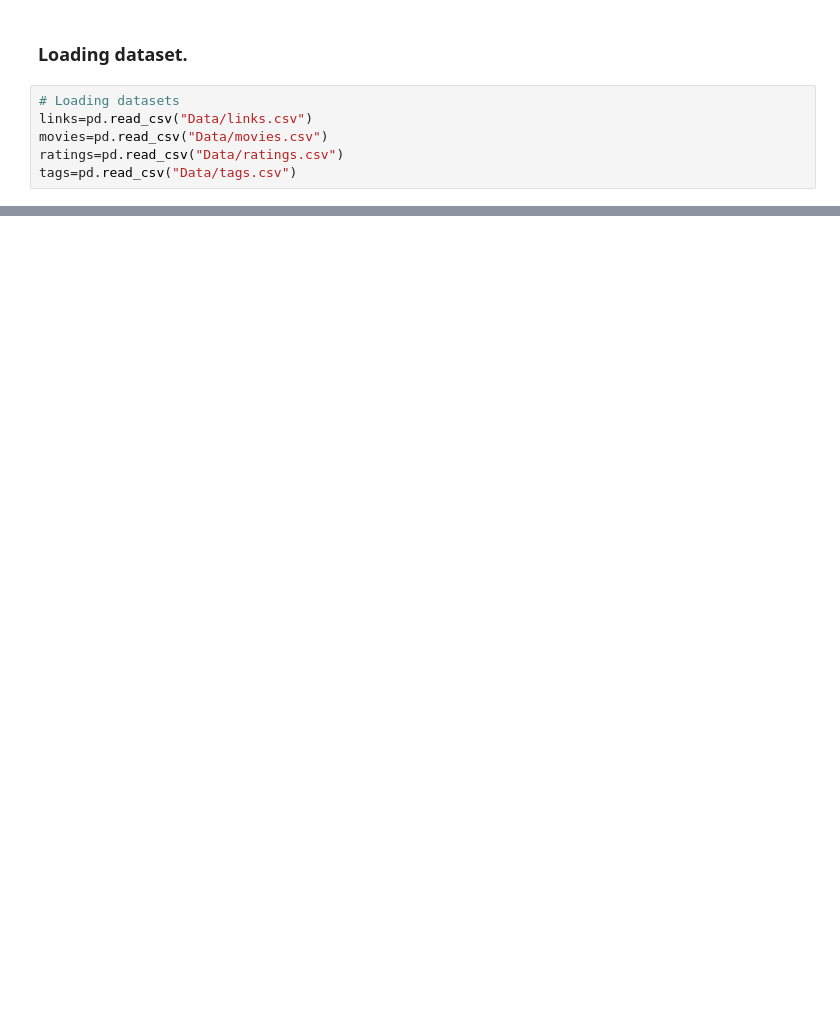
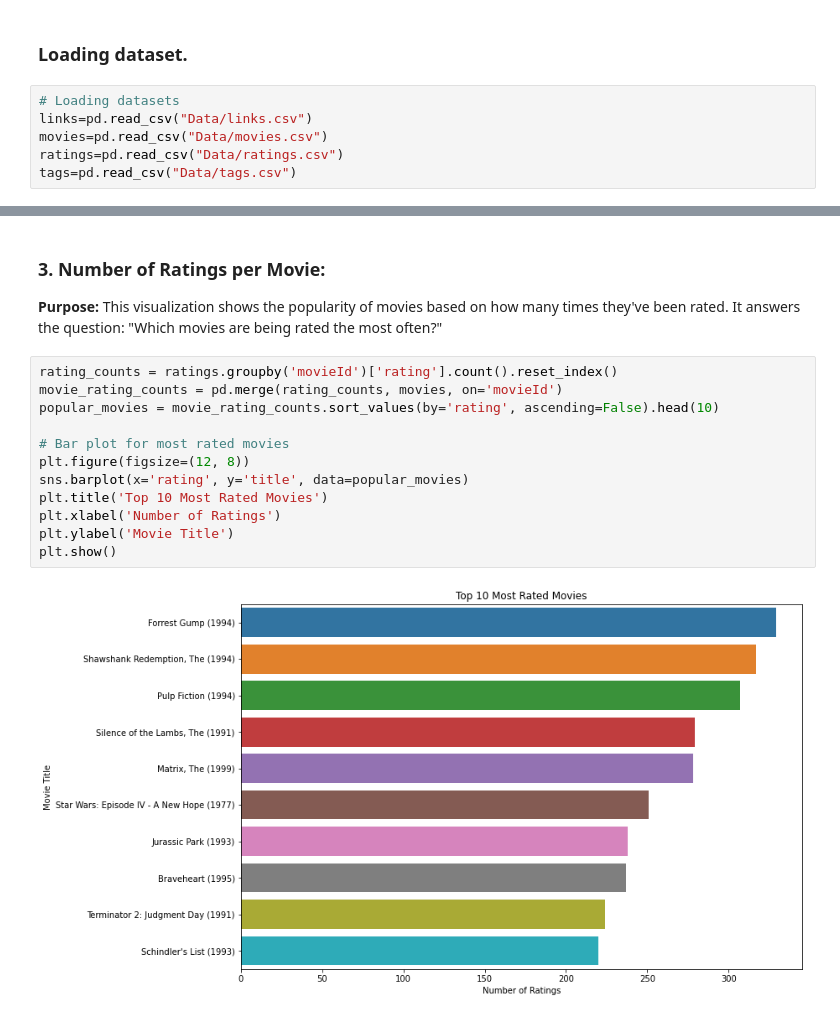
Before and after one commit to DavidGathimbaM/Movie_Recommendation_System, a Jupyter notebook: Peter.ipynb, the cells around one changed output, grey strips where cells are left out. Cells and saved outputs as stored; diff of their text form; blank space fills up the shorter version.

```diff
--- a/Peter.ipynb
+++ b/Peter.ipynb
@@ -157,0 +337,18 @@ dtype: int64
+# %% [markdown]
+### 3. **Number of Ratings per Movie:**
+**Purpose:**
+This visualization shows the popularity of movies based on how many times they've been rated. It answers the question: "Which movies are being rated the most often?"
+# %%
+rating_counts = ratings.groupby('movieId')['rating'].count().reset_index()
+movie_rating_counts = pd.merge(rating_counts, movies, on='movieId')
+popular_movies = movie_rating_counts.sort_values(by='rating', ascending=False).head(10)
+
+# Bar plot for most rated movies
+plt.figure(figsize=(12, 8))
+sns.barplot(x='rating', y='title', data=popular_movies)
+plt.title('Top 10 Most Rated Movies')
+plt.xlabel('Number of Ratings')
+plt.ylabel('Movie Title')
+plt.show()
+# %% [output]
+[figure, added]
```
Also changed, not shown: parts of 72 cells of this notebook.
